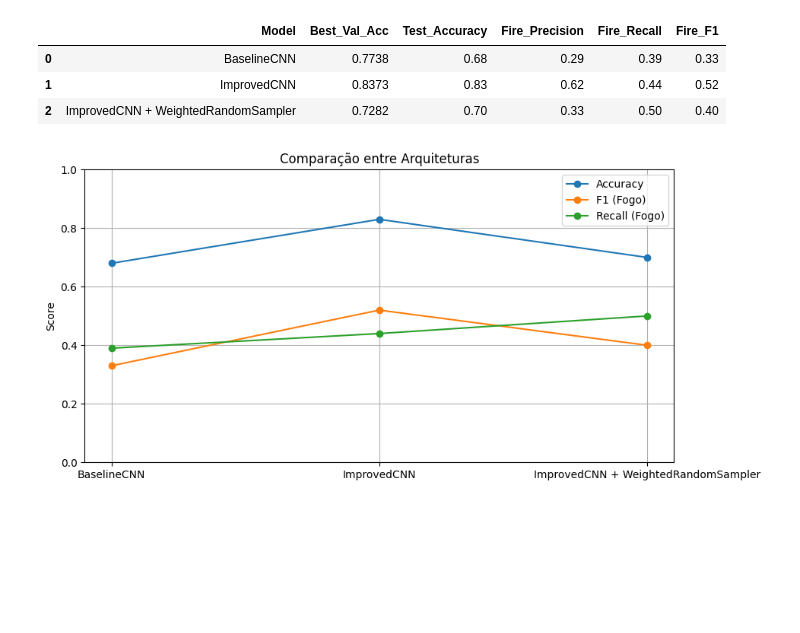
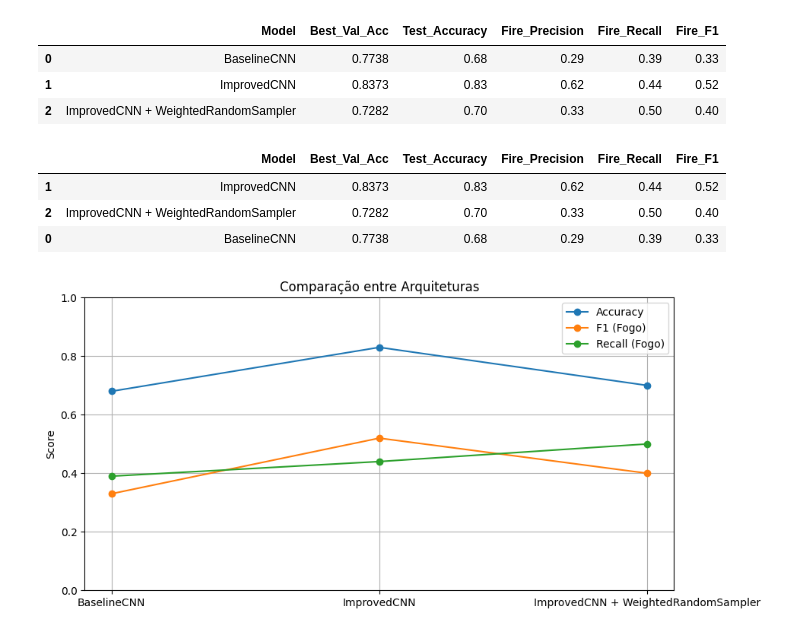
Before and after one commit to Sabi-Hase/acv-satellite-monitoring, a Jupyter notebook: notebooks/01_dataset_exploration.ipynb, the cells around one changed output. Saved outputs shown, nothing was run; the diff lists cells and outputs as text; code cells hidden in the pictures; blank space fills up the shorter version.

```diff
--- a/notebooks/01_dataset_exploration.ipynb
+++ b/notebooks/01_dataset_exploration.ipynb
@@ -903,6 +808,16 @@ summary_df
 | 0 | BaselineCNN | 0.7738 | 0.68 | 0.29 | 0.39 | 0.33 |
 | 1 | ImprovedCNN | 0.8373 | 0.83 | 0.62 | 0.44 | 0.52 |
 | 2 | ImprovedCNN + WeightedRandomSampler | 0.7282 | 0.70 | 0.33 | 0.50 | 0.40 |
+# %%
+summary_df.sort_values(
+    by="Fire_F1",
+    ascending=False
+)
+# %% [output]
+|  | Model | Best_Val_Acc | Test_Accuracy | Fire_Precision | Fire_Recall | Fire_F1 |
+| 1 | ImprovedCNN | 0.8373 | 0.83 | 0.62 | 0.44 | 0.52 |
+| 2 | ImprovedCNN + WeightedRandomSampler | 0.7282 | 0.70 | 0.33 | 0.50 | 0.40 |
+| 0 | BaselineCNN | 0.7738 | 0.68 | 0.29 | 0.39 | 0.33 |
 # %%
 plt.figure(figsize=(10, 5))
 
```
Also changed, not shown: parts of 31 cells of this notebook, 7 other files.
